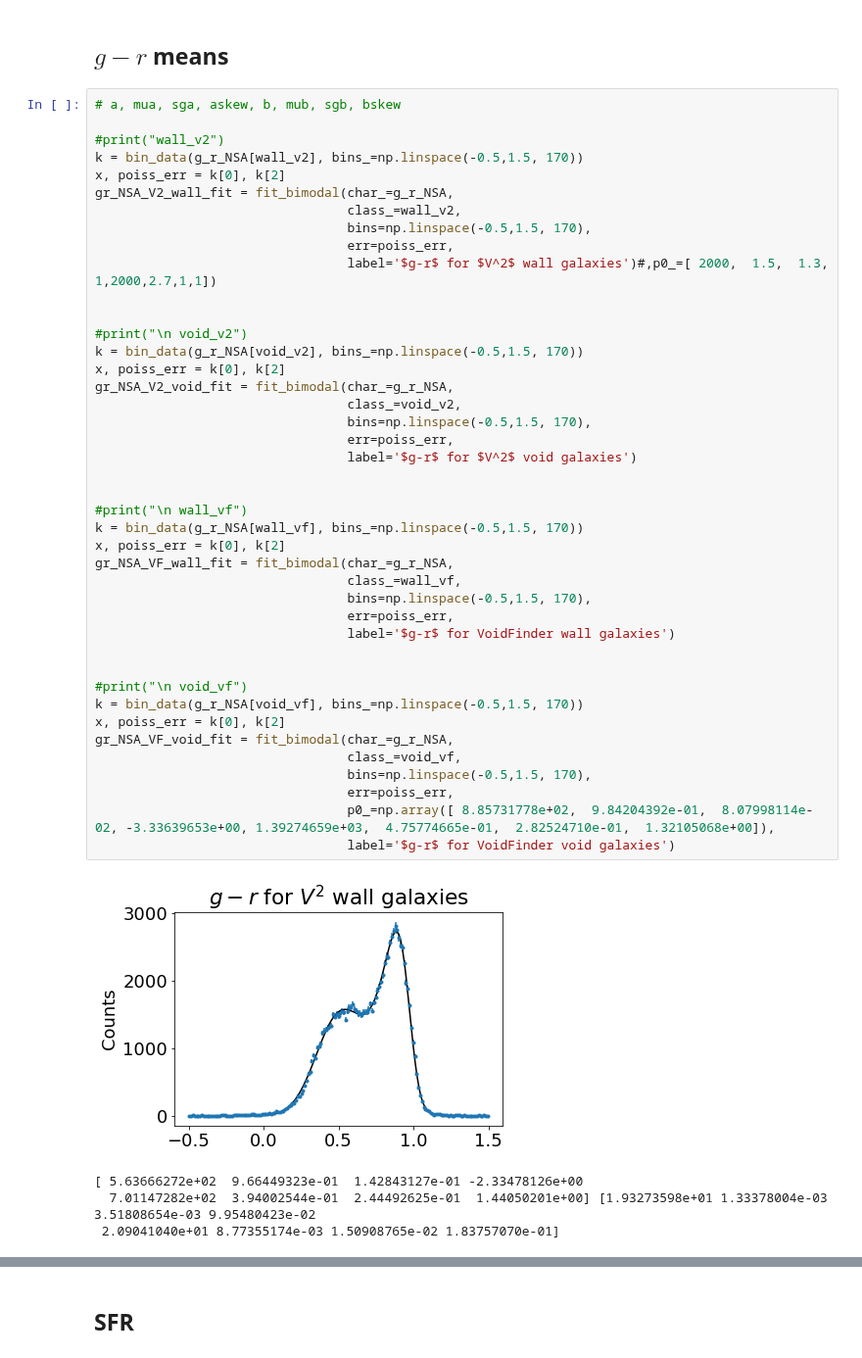
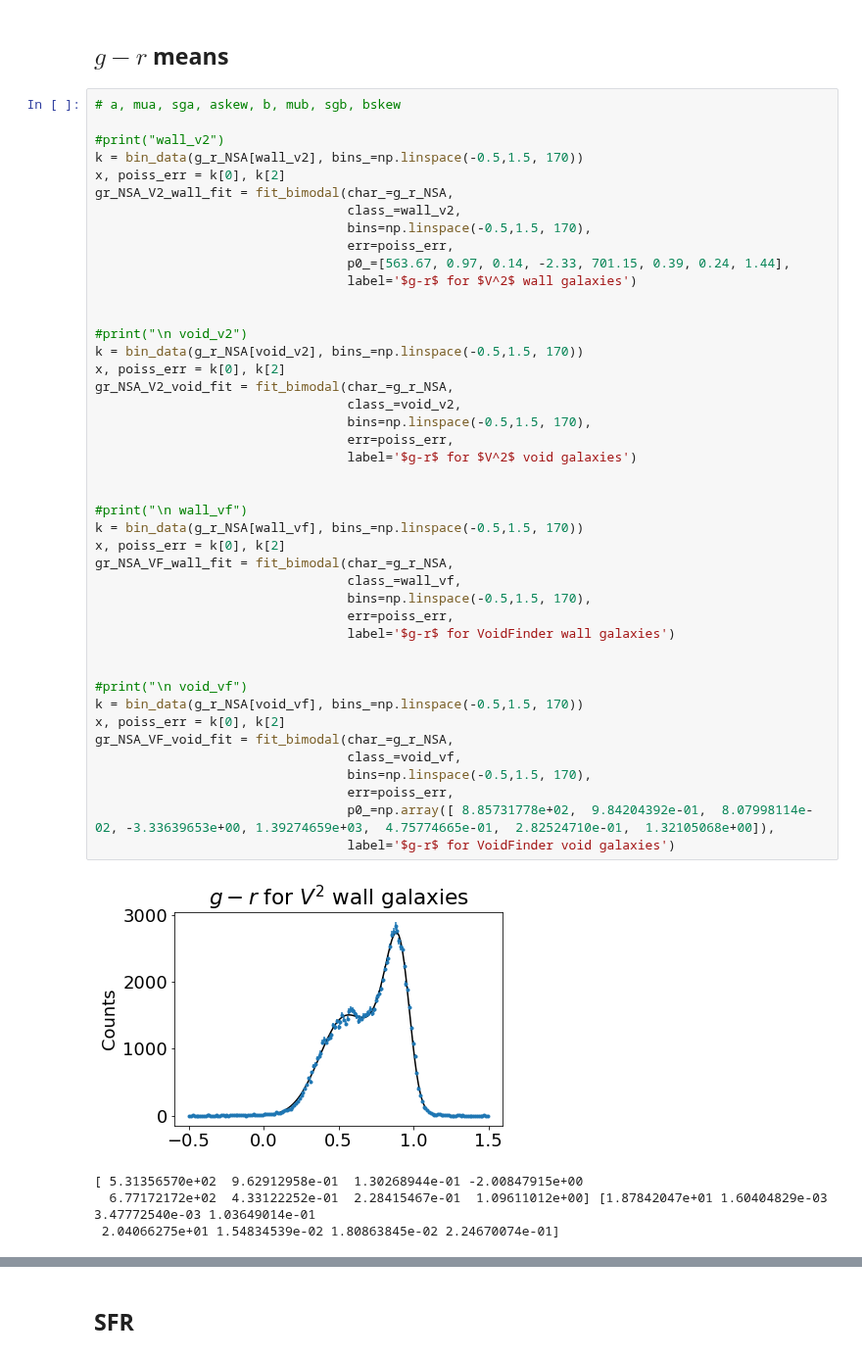
Before and after one commit to DESI-UR/Void_analysis, a Jupyter notebook: nb/Fatima_Zaidouni/mean_fits.ipynb, the cells around one changed output, grey strips where cells are left out. Shown at 98% size. Drawn from its saved outputs; the diff is of its cells as text.

```diff
--- a/nb/Fatima_Zaidouni/mean_fits.ipynb
+++ b/nb/Fatima_Zaidouni/mean_fits.ipynb
@@ -460,41 +594,42 @@ gr_NSA_V2_wall_fit = fit_bimodal(char_=g_r_NSA,
                                  class_=wall_v2,
                                  bins=np.linspace(-0.5,1.5, 170),
                                  err=poiss_err,
-                                 label='$g-r$ for $V^2$ wall galaxies')#,p0_=[ 2000,  1.5,  1.3, 1,2000,2.7,1,1])
+                                 p0_=[563.67, 0.97, 0.14, -2.33, 701.15, 0.39, 0.24, 1.44],
+                                 label='$g-r$ for $V^2$ wall galaxies')
 
 
 #print("\n void_v2")
 k = bin_data(g_r_NSA[void_v2], bins_=np.linspace(-0.5,1.5, 170))
 x, poiss_err = k[0], k[2]
 gr_NSA_V2_void_fit = fit_bimodal(char_=g_r_NSA,
                                  class_=void_v2,
                                  bins=np.linspace(-0.5,1.5, 170),
                                  err=poiss_err,
                                  label='$g-r$ for $V^2$ void galaxies')
 
 
 #print("\n wall_vf")
 k = bin_data(g_r_NSA[wall_vf], bins_=np.linspace(-0.5,1.5, 170))
 x, poiss_err = k[0], k[2]
 gr_NSA_VF_wall_fit = fit_bimodal(char_=g_r_NSA,
                                  class_=wall_vf,
                                  bins=np.linspace(-0.5,1.5, 170),
                                  err=poiss_err,
                                  label='$g-r$ for VoidFinder wall galaxies')
 
 
 #print("\n void_vf")
 k = bin_data(g_r_NSA[void_vf], bins_=np.linspace(-0.5,1.5, 170))
 x, poiss_err = k[0], k[2]
 gr_NSA_VF_void_fit = fit_bimodal(char_=g_r_NSA,
                                  class_=void_vf,
                                  bins=np.linspace(-0.5,1.5, 170),
                                  err=poiss_err,
                                  p0_=np.array([ 8.85731778e+02,  9.84204392e-01,  8.07998114e-02, -3.33639653e+00, 1.39274659e+03,  4.75774665e-01,  2.82524710e-01,  1.32105068e+00]),
                                  label='$g-r$ for VoidFinder void galaxies')
 # %% [output]
-[figure, old version]
+[figure, new version]
-[ 5.63666272e+02  9.66449323e-01  1.42843127e-01 -2.33478126e+00
-  7.01147282e+02  3.94002544e-01  2.44492625e-01  1.44050201e+00] [1.93273598e+01 1.33378004e-03 3.51808654e-03 9.95480423e-02
- 2.09041040e+01 8.77355174e-03 1.50908765e-02 1.83757070e-01]
+[ 5.31356570e+02  9.62912958e-01  1.30268944e-01 -2.00847915e+00
+  6.77172172e+02  4.33122252e-01  2.28415467e-01  1.09611012e+00] [1.87842047e+01 1.60404829e-03 3.47772540e-03 1.03649014e-01
+ 2.04066275e+01 1.54834539e-02 1.80863845e-02 2.24670074e-01]
 [figure]
```
Also changed, not shown: parts of 18 cells of this notebook, 6 other files.
